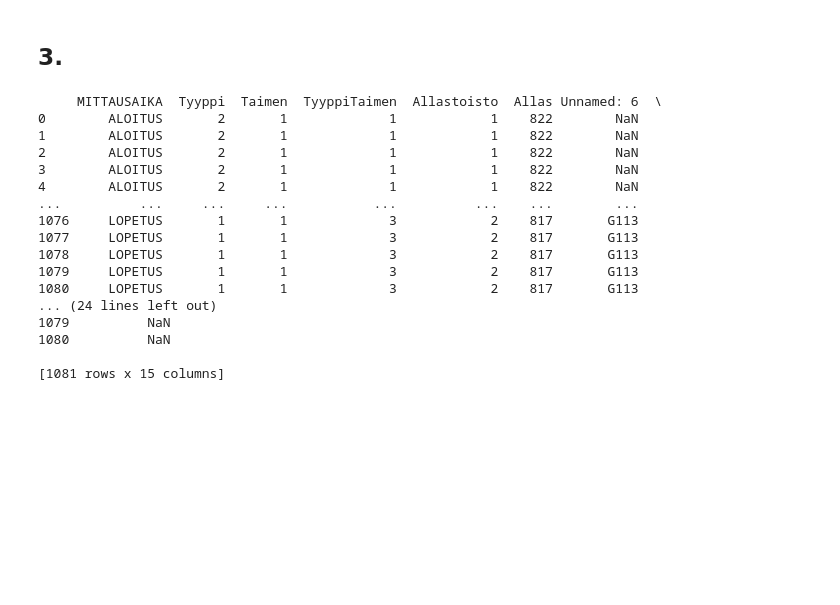
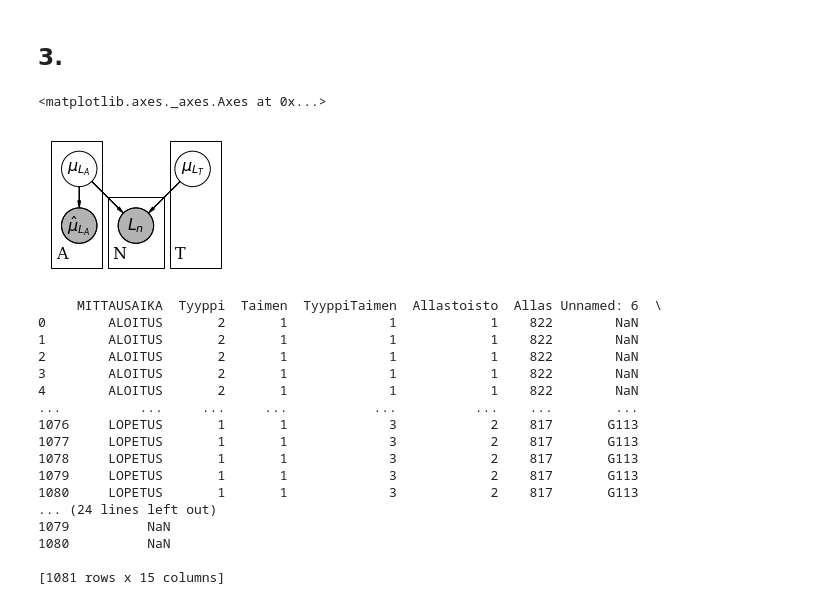
Before and after one commit to AnttiHaerkoenen/BAY1, a Jupyter notebook: exercise_5.ipynb, the cells around one changed output. Drawn from its saved outputs; the diff is of its cells as text; code cells hidden in the pictures; blank space fills up the shorter version.

```diff
--- a/exercise_5.ipynb
+++ b/exercise_5.ipynb
@@ -106,6 +106,31 @@ The results seem to converge around the real mean $ \begin{pmatrix} 0 \\ 0 \end{
 Some plots are multimodal which is expected as there are different clusters.
 # %% [markdown]
 ## 3.
+# %%
+import daft
+from matplotlib import rc
+
+rc("font", family="serif", size=16)
+scale = 1.25
+pgm = daft.PGM()
+
+pgm.add_node('allas', r'$\mu_{L_A}$', 1, 2, scale=scale)
+pgm.add_node('allas_est', r'$\hat\mu_{L_A}$', 1, 1, observed=True, scale=scale)
+pgm.add_node('tyyppi', r'$\mu_{L_T}$', 3, 2, scale=scale)
+pgm.add_node('pituus', r'$L_n$', 2, 1, observed=True, scale=scale)
+
+pgm.add_edge('allas', 'pituus', directed=True)
+pgm.add_edge('allas', 'allas_est', directed=True)
+pgm.add_edge('tyyppi', 'pituus', directed=True)
+
+pgm.add_plate([1.5, 0.25, 1, 1.25], 'N')
+pgm.add_plate([0.5, 0.25, 0.9, 2.25], 'A')
+pgm.add_plate([2.6, 0.25, 0.9, 2.25], 'T')
+
+pgm.render()
+# %% [output]
+<matplotlib.axes._axes.Axes at 0x...>
+[figure, added]
 # %%
 import numpy as np
 import pandas as pd
```
Also changed, not shown: parts of 1 cell of this notebook.
